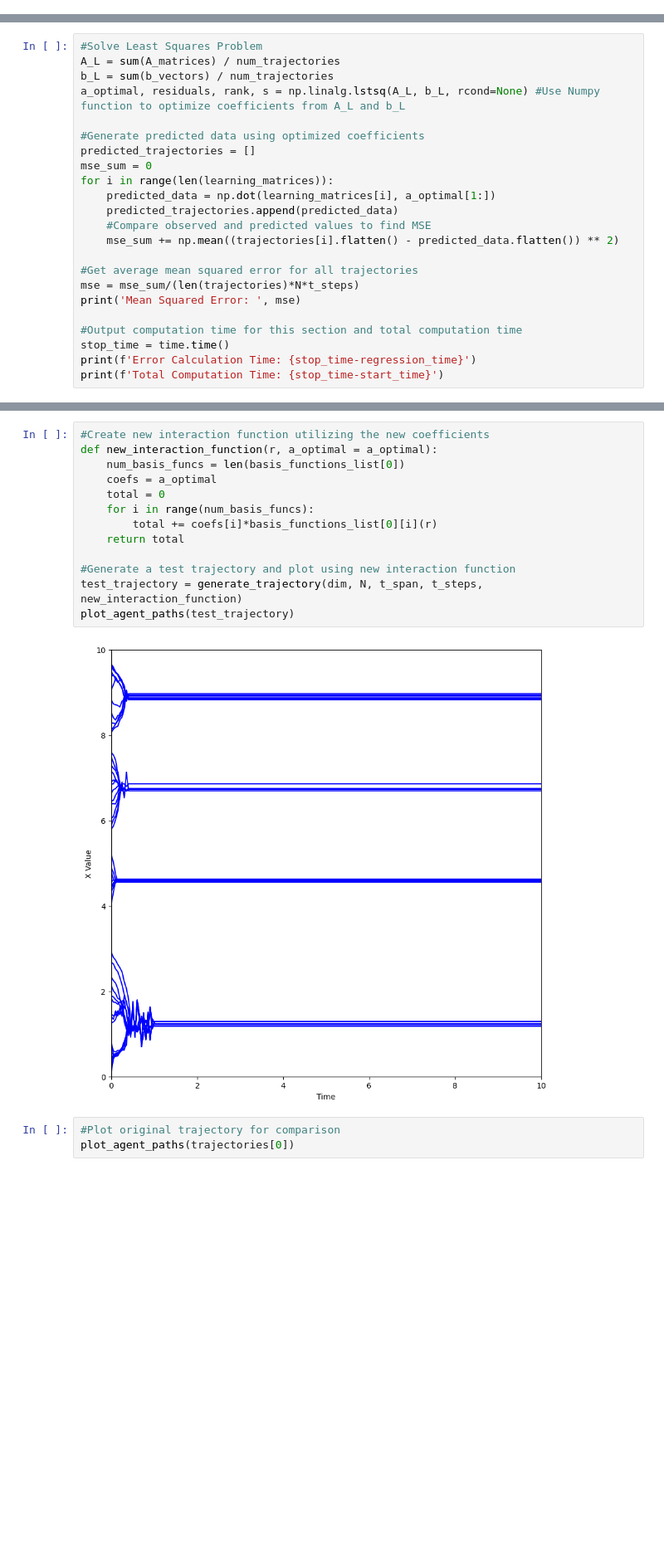
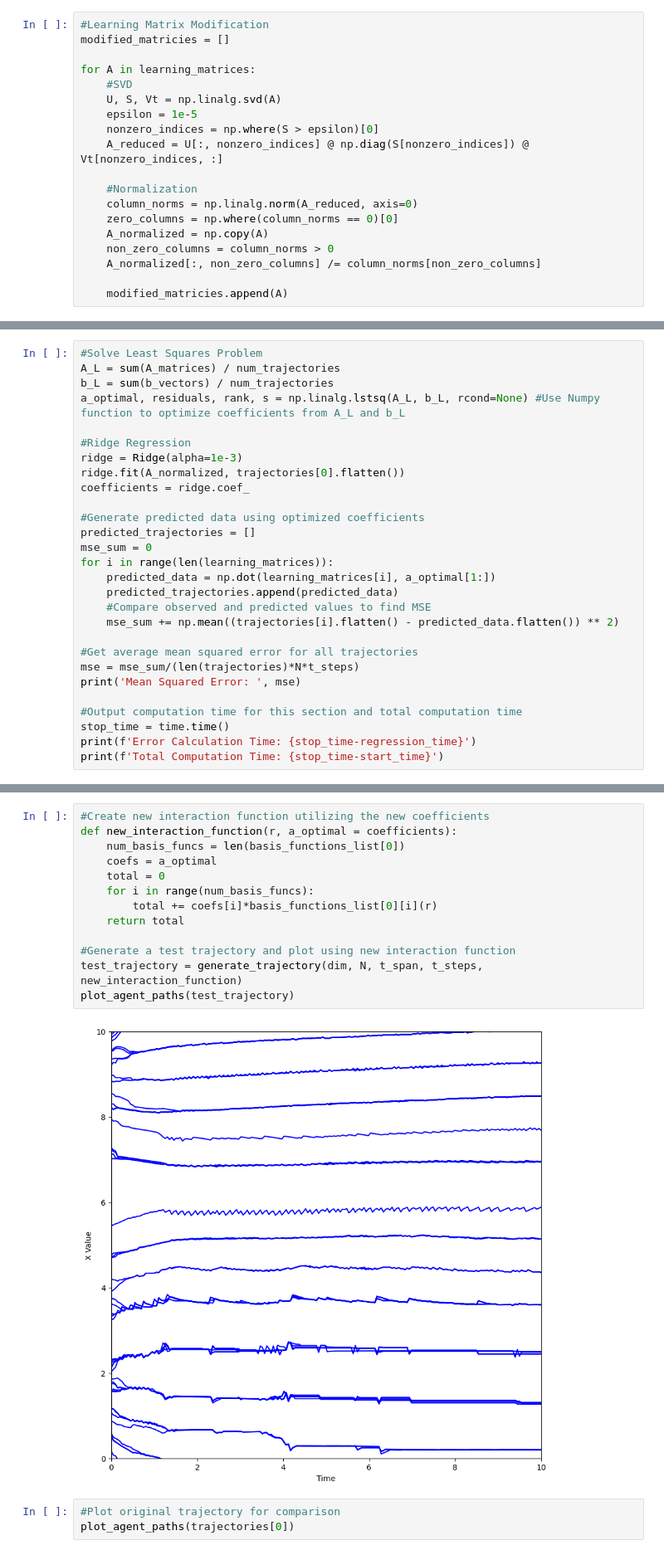
Before and after one commit to mlee3001/Trajectory-Research, a Jupyter notebook: OpinionDynamicsReverse.ipynb, the cells around one changed output, grey strips where cells are left out. Shown at 83% size. Cells and saved outputs as stored; diff of their text form; blank space fills up the shorter version.

Commit message:
Implemented learning matrix modification and Ridge Regression

```diff
--- a/OpinionDynamicsReverse.ipynb
+++ b/OpinionDynamicsReverse.ipynb
@@ -199,3 +189,22 @@ print(learning_matrices[0])
+# %%
+#Learning Matrix Modification
+modified_matricies = []
+
+for A in learning_matrices:
+    #SVD
+    U, S, Vt = np.linalg.svd(A)
+    epsilon = 1e-5
+    nonzero_indices = np.where(S > epsilon)[0]
+    A_reduced = U[:, nonzero_indices] @ np.diag(S[nonzero_indices]) @ Vt[nonzero_indices, :]
+
+    #Normalization
+    column_norms = np.linalg.norm(A_reduced, axis=0)
+    zero_columns = np.where(column_norms == 0)[0]
+    A_normalized = np.copy(A)
+    non_zero_columns = column_norms > 0
+    A_normalized[:, non_zero_columns] /= column_norms[non_zero_columns]
+
+    modified_matricies.append(A)
 # %%
 #Instantiate A_L_m and b_L_m
 def compute_regression_matrices(learning_matrix, observed_data, L, N, dim): #Equation 16 from Appendix
@@ -241,6 +250,11 @@ Regression Matrix Computation Time: 0.03821682929992676
 A_L = sum(A_matrices) / num_trajectories
 b_L = sum(b_vectors) / num_trajectories
 a_optimal, residuals, rank, s = np.linalg.lstsq(A_L, b_L, rcond=None) #Use Numpy function to optimize coefficients from A_L and b_L
+
+#Ridge Regression
+ridge = Ridge(alpha=1e-3)
+ridge.fit(A_normalized, trajectories[0].flatten())
+coefficients = ridge.coef_
 
 #Generate predicted data using optimized coefficients
 predicted_trajectories = []
@@ -284,18 +298,18 @@ plt.plot(x_values, original, label = "original interaction kernel")
 # %%
 #Create new interaction function utilizing the new coefficients
-def new_interaction_function(r, a_optimal = a_optimal):
+def new_interaction_function(r, a_optimal = coefficients):
     num_basis_funcs = len(basis_functions_list[0])
     coefs = a_optimal
     total = 0
     for i in range(num_basis_funcs):
         total += coefs[i]*basis_functions_list[0][i](r)
     return total
 
 #Generate a test trajectory and plot using new interaction function
 test_trajectory = generate_trajectory(dim, N, t_span, t_steps, new_interaction_function)
 plot_agent_paths(test_trajectory)
 # %% [output]
-[figure, old version]
+[figure, new version]
 # %%
 #Plot original trajectory for comparison
 plot_agent_paths(trajectories[0])
```
Also changed, not shown: parts of 7 cells of this notebook, 1 other file.
